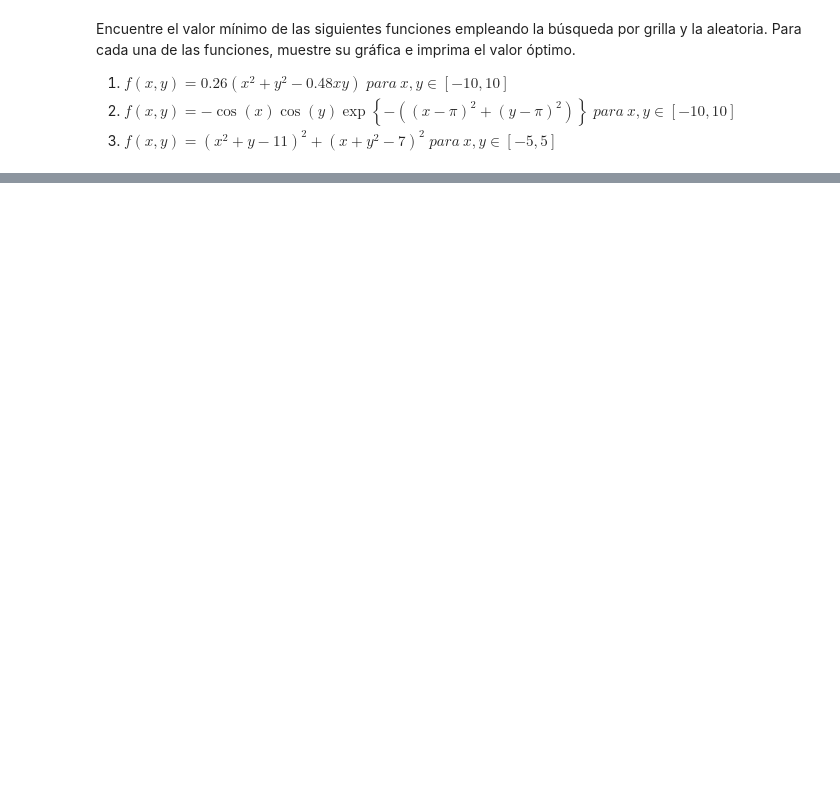
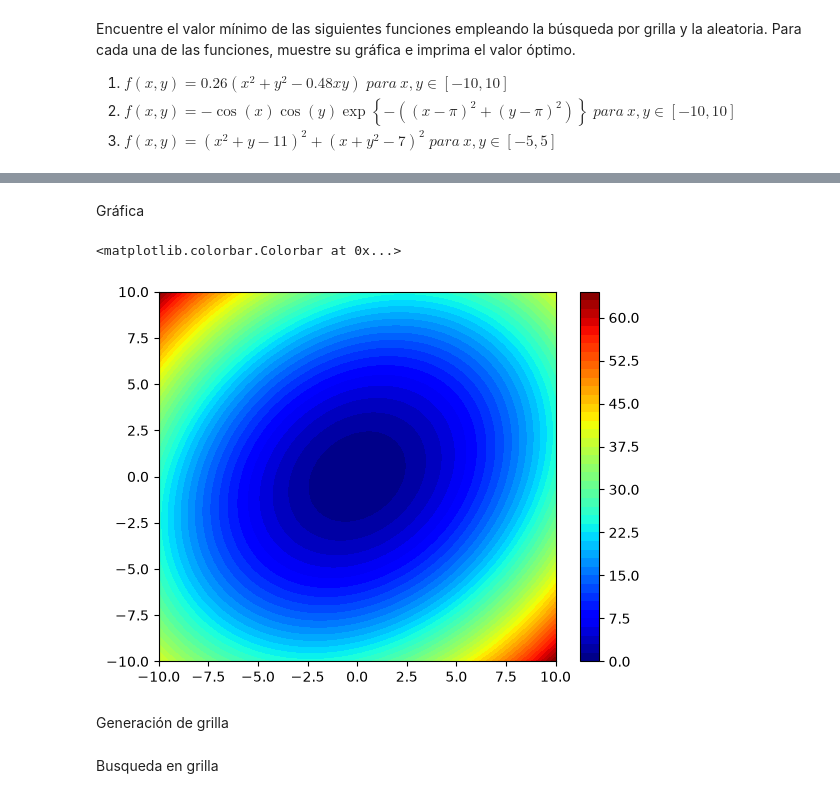
Before and after one commit to KevinHidalgoDS/optimizacion-ia, a Jupyter notebook: notebooks/01_Prct_parte1_2026_2S.ipynb, the cells around one changed output, grey strips where cells are left out. Drawn from its saved outputs; the diff is of its cells as text; code cells hidden in the pictures; blank space fills up the shorter version.

```diff
--- a/notebooks/01_Prct_parte1_2026_2S.ipynb
+++ b/notebooks/01_Prct_parte1_2026_2S.ipynb
@@ -105,0 +89,13 @@ def f(x: float, y: float) -> float:
+# %%
+x_lineal = np.linspace(-10, 10, 100)
+y_lineal = np.linspace(-10, 10, 100)
+
+X, Y = np.meshgrid(x_lineal, y_lineal)
+Z = f(X, Y)
+
+
+print("\n" + "=" * 45)
+print("Evaluación:")
+for i in range(20):
+    print('f(%.3f, %.3f) = %.3f' % (x_lineal[i], y_lineal[i], Z[i,i]))
+print("\n" + "=" * 45)
@@ -105,0 +120,10 @@ def f(x: float, y: float) -> float:
+# %% [markdown]
+Gráfica
+# %%
+plt.contourf(X, Y, Z, levels=50, cmap=plt.cm.jet)
+plt.colorbar()
+# %% [output]
+<matplotlib.colorbar.Colorbar at 0x...>
+[figure, added]
+# %% [markdown]
+Generación de grilla
@@ -105,0 +138,2 @@ def f(x: float, y: float) -> float:
+# %% [markdown]
+Busqueda en grilla
```
Also changed, not shown: parts of 10 cells of this notebook.
